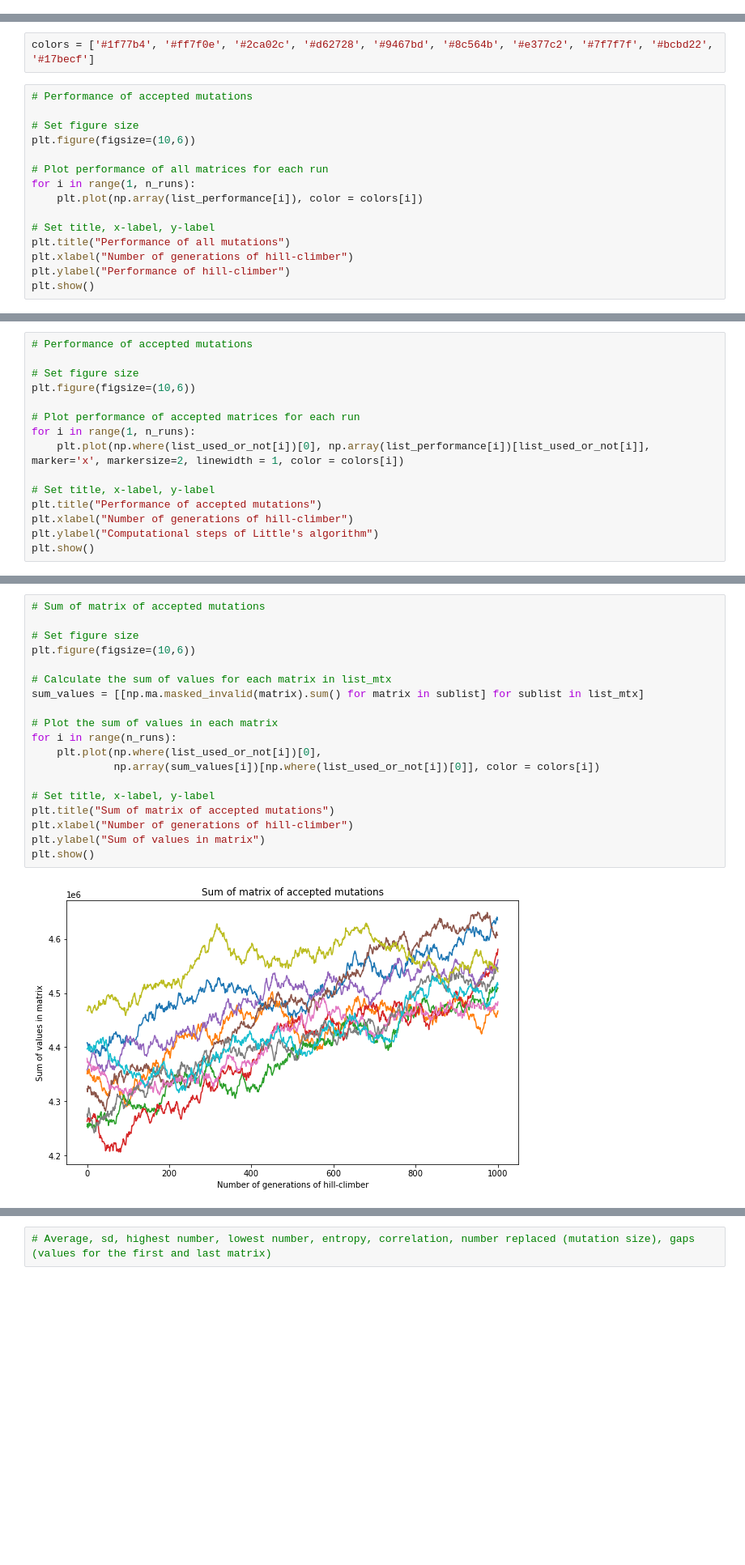
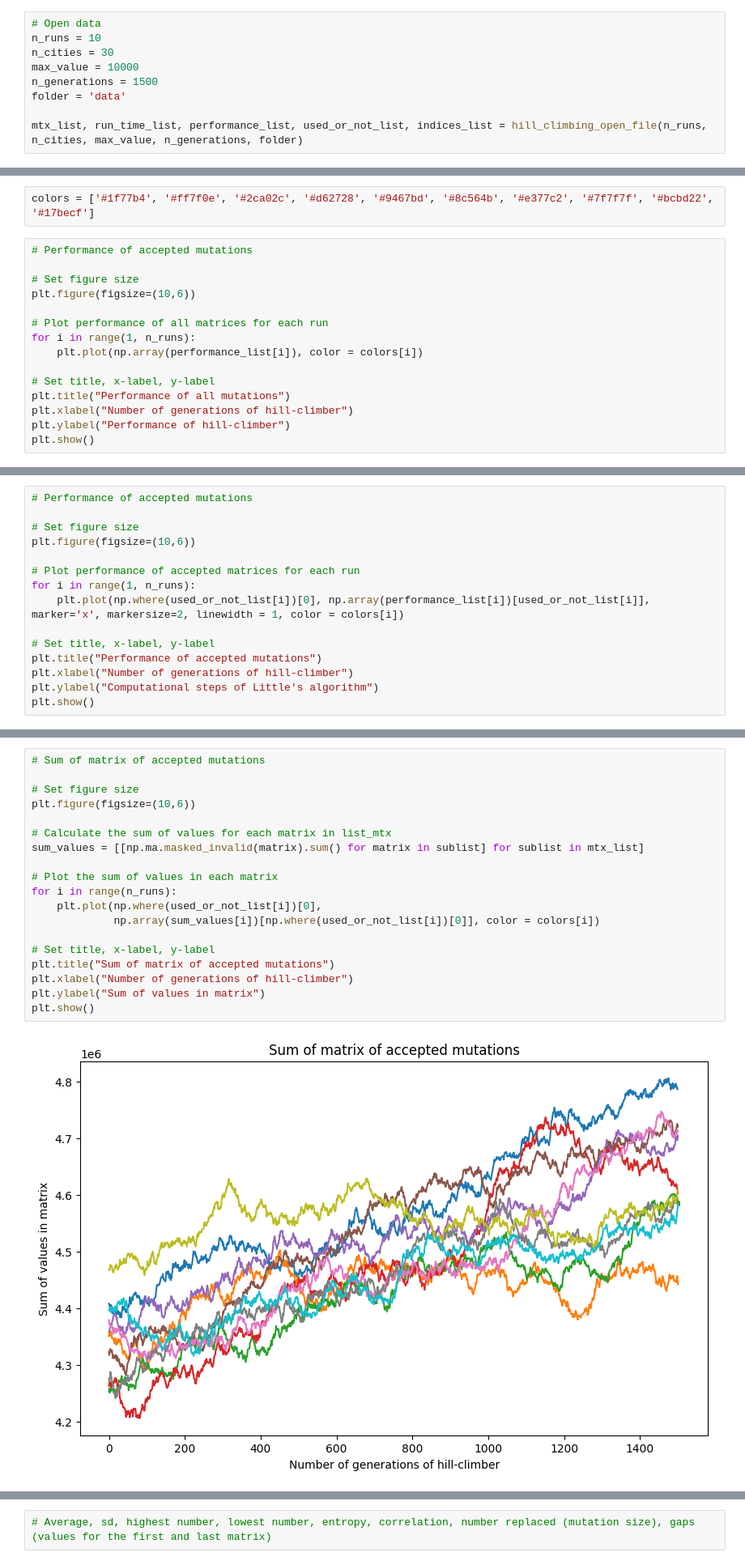
Before and after one commit to nichiho/Hardness-of-ATSP, a Jupyter notebook: hill_climbing/hill_climbing_results.ipynb, the cells around one changed output, grey strips where cells are left out. Shown at 81% size. Drawn from its saved outputs; the diff is of its cells as text; blank space fills up the shorter version.

```diff
--- a/hill_climbing/hill_climbing_results.ipynb
+++ b/hill_climbing/hill_climbing_results.ipynb
@@ -13,3 +14,12 @@ import pickle
+# %%
+# Open data
+n_runs = 10
+n_cities = 30
+max_value = 10000
+n_generations = 1500
+folder = 'data'
+
+mtx_list, run_time_list, performance_list, used_or_not_list, indices_list = hill_climbing_open_file(n_runs, n_cities, max_value, n_generations, folder)
 # %%
 # Highest run-time per iteration of hill-climber
 
@@ -82,7 +92,7 @@ plt.figure(figsize=(10,6))
 
 # Plot performance of all matrices for each run
 for i in range(1, n_runs):
-    plt.plot(np.array(list_performance[i]), color = colors[i])
+    plt.plot(np.array(performance_list[i]), color = colors[i])
 
 # Set title, x-label, y-label
 plt.title("Performance of all mutations")
@@ -99,7 +109,7 @@ plt.figure(figsize=(10,6))
 
 # Plot performance of accepted matrices for each run
 for i in range(1, n_runs):
-    plt.plot(np.where(list_used_or_not[i])[0], np.array(list_performance[i])[list_used_or_not[i]], marker='x', markersize=2, linewidth = 1, color = colors[i])
+    plt.plot(np.where(used_or_not_list[i])[0], np.array(performance_list[i])[used_or_not_list[i]], marker='x', markersize=2, linewidth = 1, color = colors[i])
 
 # Set title, x-label, y-label
 plt.title("Performance of accepted mutations")
@@ -111,24 +121,24 @@ plt.show()
 # %%
 # Sum of matrix of accepted mutations
 
 # Set figure size
 plt.figure(figsize=(10,6))
 
 # Calculate the sum of values for each matrix in list_mtx
-sum_values = [[np.ma.masked_invalid(matrix).sum() for matrix in sublist] for sublist in list_mtx]
+sum_values = [[np.ma.masked_invalid(matrix).sum() for matrix in sublist] for sublist in mtx_list]
 
 # Plot the sum of values in each matrix
 for i in range(n_runs):
-    plt.plot(np.where(list_used_or_not[i])[0],
-             np.array(sum_values[i])[np.where(list_used_or_not[i])[0]], color = colors[i])
+    plt.plot(np.where(used_or_not_list[i])[0],
+             np.array(sum_values[i])[np.where(used_or_not_list[i])[0]], color = colors[i])
 
 # Set title, x-label, y-label
 plt.title("Sum of matrix of accepted mutations")
 plt.xlabel("Number of generations of hill-climber")
 plt.ylabel("Sum of values in matrix")
 plt.show()
 # %% [output]
-[figure, old version]
+[figure, new version]
 # %%
 # Average of matrix of accepted mutations
 
```
Also changed, not shown: parts of 11 cells of this notebook, 6 other files.
